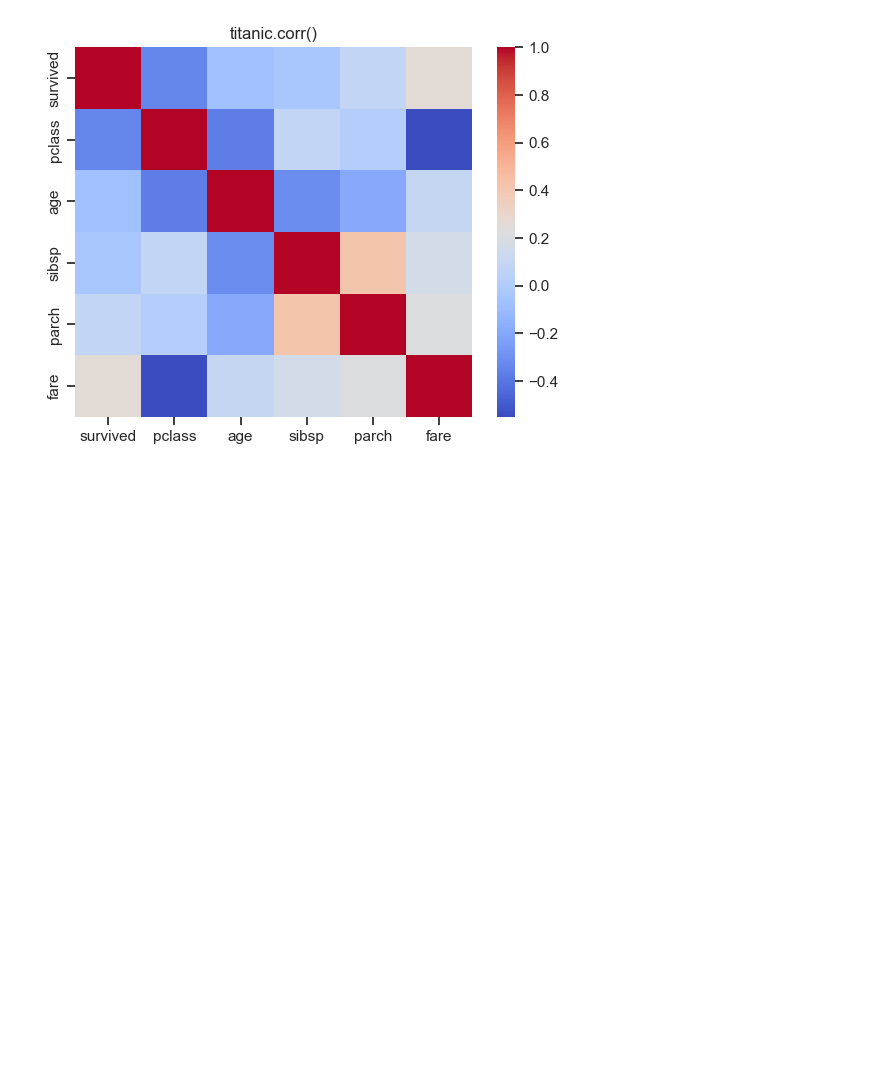
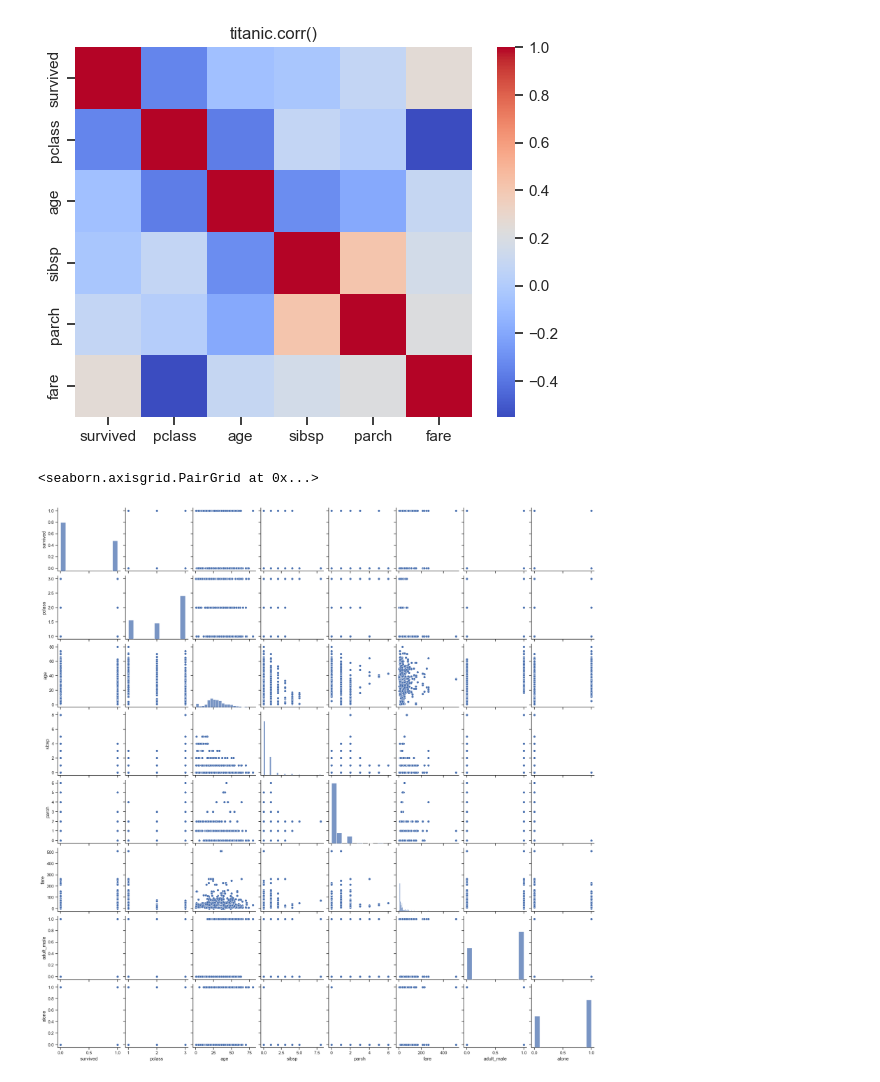
Before and after one commit to rakeshtparayil/Matplotlib-Seaborn, a Jupyter notebook: matplotlib&seaborn.ipynb, the cells around one changed output. Cells and saved outputs as stored; diff of their text form; code cells hidden in the pictures; blank space fills up the shorter version.

Commit message:
new_graphs

```diff
--- a/matplotlib&seaborn.ipynb
+++ b/matplotlib&seaborn.ipynb
@@ -82,3 +90,9 @@ plt.title('titanic.corr()')
 plt.show()
 # %% [output]
 [figure]
+# %%
+#testing pairplot
+sns.pairplot(titanic)
+# %% [output]
+<seaborn.axisgrid.PairGrid at 0x...>
+[figure, added]
```
Also changed, not shown: parts of 8 cells of this notebook.
